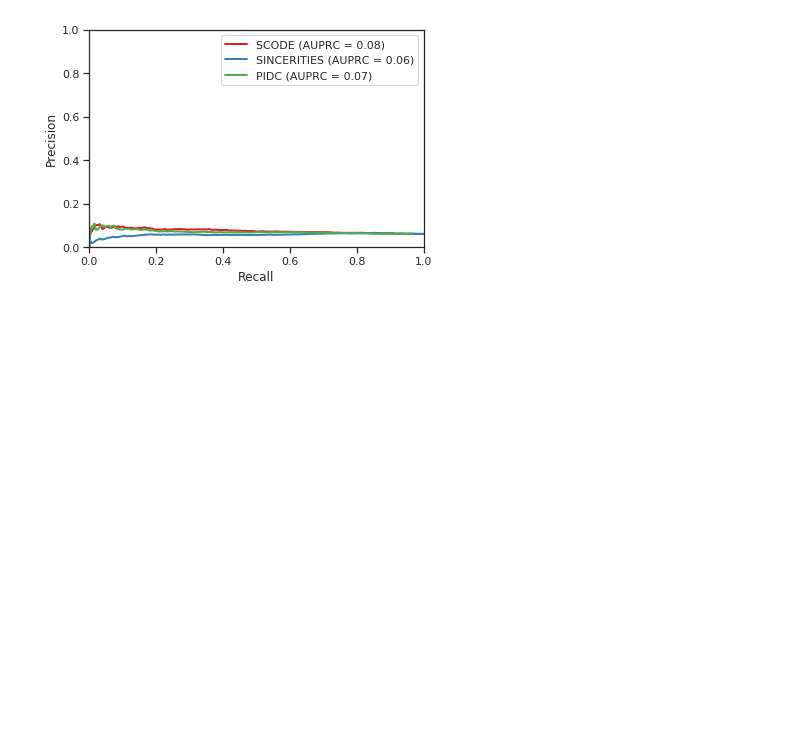
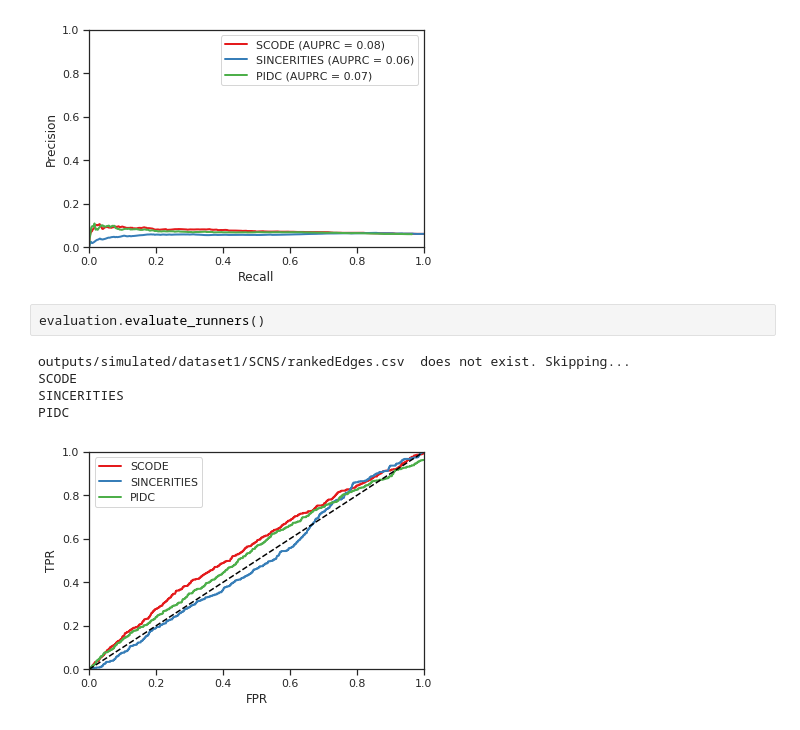
Before and after one commit to Murali-group/Beeline, a Jupyter notebook: bench.ipynb, the cells around one changed output. Drawn from its saved outputs; the diff is of its cells as text; blank space fills up the shorter version.

```diff
--- a/bench.ipynb
+++ b/bench.ipynb
@@ -370,3 +370,11 @@ SINCERITIES
 PIDC
 <matplotlib.legend.Legend at 0x...>
 [figure]
+# %%
+evaluation.evaluate_runners()
+# %% [output]
+outputs/simulated/dataset1/SCNS/rankedEdges.csv  does not exist. Skipping...
+SCODE
+SINCERITIES
+PIDC
+[figure, added]
```
